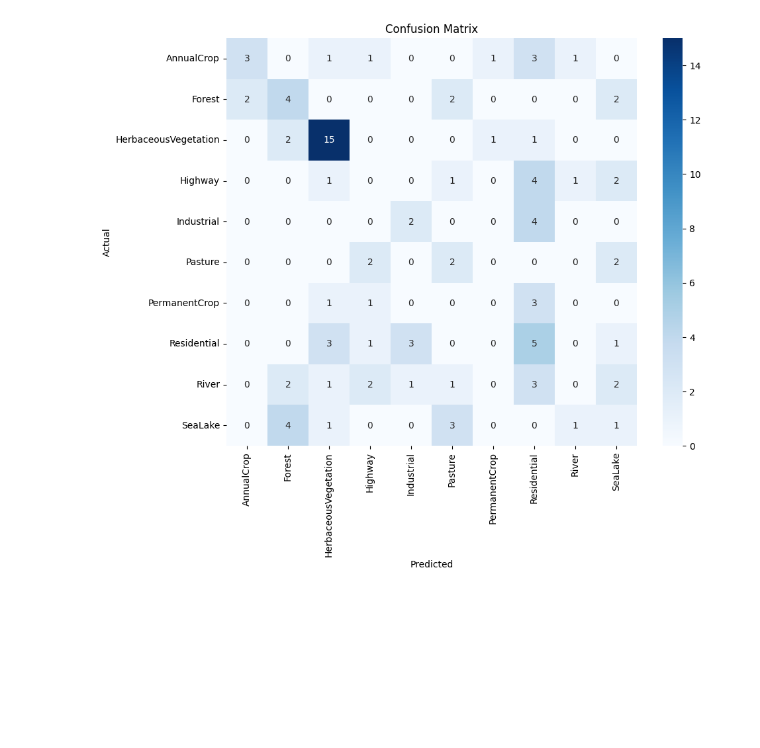
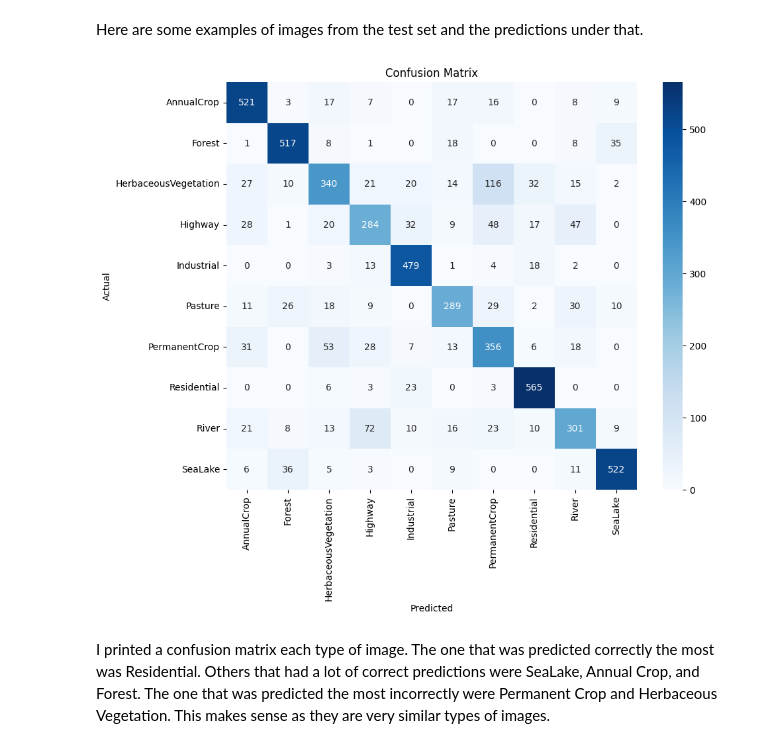
Before and after one commit to dgong1234/STA380, a Jupyter notebook: Image classification with neural networks.ipynb, the cells around one changed output. Cells and saved outputs as stored; diff of their text form; code cells hidden in the pictures; blank space fills up the shorter version.

```diff
--- a/Image classification with neural networks.ipynb
+++ b/Image classification with neural networks.ipynb
@@ -54,7 +58,7 @@ class Net(nn.Module):
         self.pool = nn.MaxPool2d(2, 2)
         self.dropout1 = nn.Dropout2d(0.25)  # Each channel gets zeroed out independently on each forward call with probability p
         self.dropout2 = nn.Dropout2d(0.5)
-        self.fc1 = nn.Linear(64*110*110, 128)
+        self.fc1 = nn.Linear(57600, 128)
         self.fc2 = nn.Linear(128, 10)
 
     def forward(self, x):
@@ -64,7 +68,6 @@ class Net(nn.Module):
         x = F.relu(x)
         x = F.max_pool2d(x, 2)
         x = self.dropout1(x)
-        x = x.view(x.size(0), -1)
         x = torch.flatten(x, 1)
         x = self.fc1(x)
         x = F.relu(x)
@@ -92,14 +95,13 @@ net.to(device)
 criterion = nn.CrossEntropyLoss()
 optimizer = optim.Adam(net.parameters())
 # %%
-# Number of training epochs
 num_epochs = 5
-# max_test_outputs = 4
-testiter = iter(testloader)
+
+
 # Main training loop
 for epoch in range(num_epochs):
     running_loss = 0.0
-    for i, data in enumerate(trainloader, 0):
+    for i, data in enumerate(trainloader, 0):  # Use the subset_trainloader
         inputs, labels = data
         inputs, labels = inputs.to(device), labels.to(device)
 
@@ -114,27 +116,10 @@ for epoch in range(num_epochs):
 
         running_loss += loss.item()
 
-        if i % 20 == 0:
-            with torch.no_grad():
-            #    test_outputs_counter = 0
-               for test_images, test_labels in testloader:
 
-                    test_images, test_labels = test_images.to(device), test_labels.to(device)
-
-                    imshow(torchvision.utils.make_grid(test_images[:8].cpu()))
-                    test_outputs = net(test_images[:8])
-                    _, predicted = torch.max(test_outputs, 1)
-
-                    # Map numerical labels to class names
-                    predicted_classes = [dataset.classes[p] for p in predicted]
-                    print('Predicted:', ' '.join(predicted_classes))
-                    # test_outputs_counter += 1
-                    # if test_outputs_counter >= max_test_outputs:
-                    #     break  # Stop after showing 4 test outputs
 
     # Print average loss for the epoch
     print(f"Epoch {epoch+1}, Loss: {running_loss / (i+1)}")
 
-
 print('Finished Training')
 # %% [output]
@@ -219,7 +135,7 @@ Epoch 2, Loss: 1.8996604084968567
 correct = 0
 total = 0
 with torch.no_grad():
-    for test_images, test_labels in subset_testloader:  # Use subset_testloader
+    for test_images, test_labels in testloader:
         test_images, test_labels = test_images.to(device), test_labels.to(device)
         test_outputs = net(test_images)
         _, predicted = torch.max(test_outputs, 1)
@@ -232,0 +151,13 @@ Test-set Accuracy: 0.32
+# %%
+count = 0
+for test_images, test_labels in testloader:  # Use the subset_testloader
+    count +=1
+    test_images, test_labels = test_images.to(device), test_labels.to(device)
+    if count %20 == 0:
+        imshow(torchvision.utils.make_grid(test_images[:8].cpu()))
+        test_outputs = net(test_images[:8])
+        _, predicted = torch.max(test_outputs, 1)
+
+        # Map numerical labels to class names
+        predicted_classes = [dataset.classes[p] for p in predicted]
+        print('Predicted:', ' '.join(predicted_classes))
@@ -233,26 +177,30 @@ Test-set Accuracy: 0.32
+# %% [markdown]
+Here are some examples of images from the test set and the predictions under that.
 # %%
 from sklearn.metrics import confusion_matrix
 import seaborn as sns
 
 actual_labels = []
 predicted_labels = []
 
 with torch.no_grad():
-    for test_images, test_labels in subset_testloader:
+    for test_images, test_labels in testloader:
         test_images, test_labels = test_images.to(device), test_labels.to(device)
         test_outputs = net(test_images)
         _, predicted = torch.max(test_outputs, 1)
         actual_labels.extend(test_labels.cpu().numpy())
         predicted_labels.extend(predicted.cpu().numpy())
 
 conf_matrix = confusion_matrix(actual_labels, predicted_labels)
 
 # Display the confusion matrix using seaborn
 plt.figure(figsize=(10, 8))
 sns.heatmap(conf_matrix, annot=True, fmt="d", cmap="Blues", xticklabels=dataset.classes, yticklabels=dataset.classes)
 plt.xlabel("Predicted")
 plt.ylabel("Actual")
 plt.title("Confusion Matrix")
 plt.show()
 # %% [output]
-[figure, old version]
+[figure, new version]
+# %% [markdown]
+I printed a confusion matrix each type of image. The one that was predicted correctly the most was Residential. Others that had a lot of correct predictions were SeaLake, Annual Crop, and Forest. The one that was predicted the most incorrectly were Permanent Crop and Herbaceous Vegetation. This makes sense as they are very similar types of images.
```
Also changed, not shown: parts of 11 cells of this notebook.
